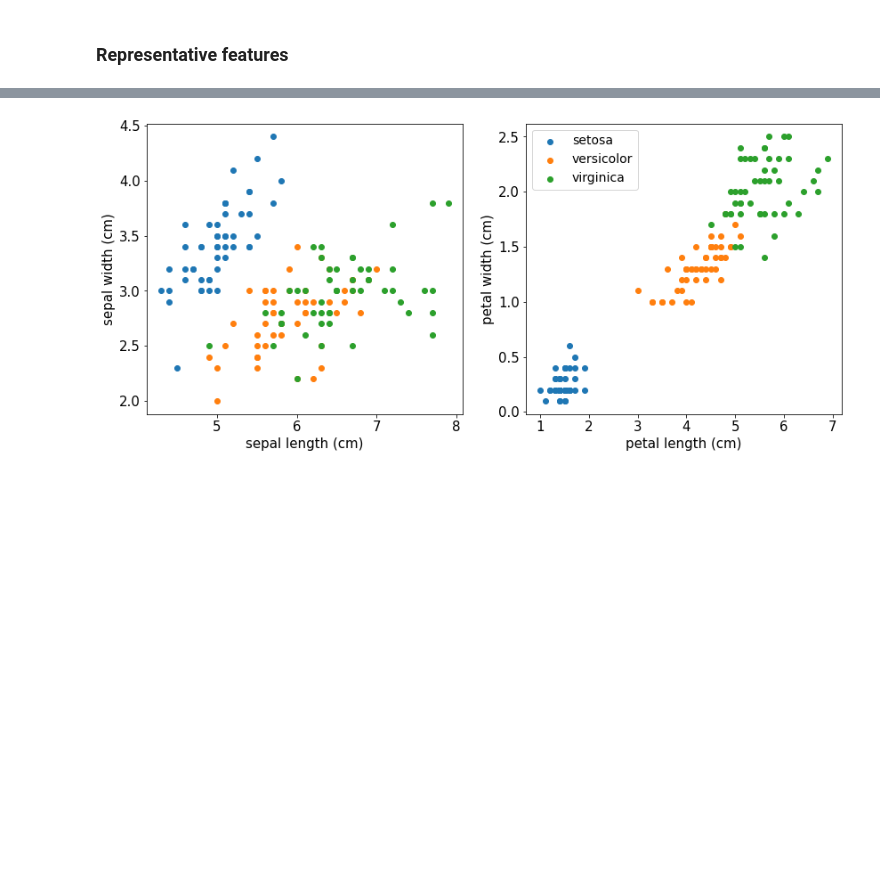
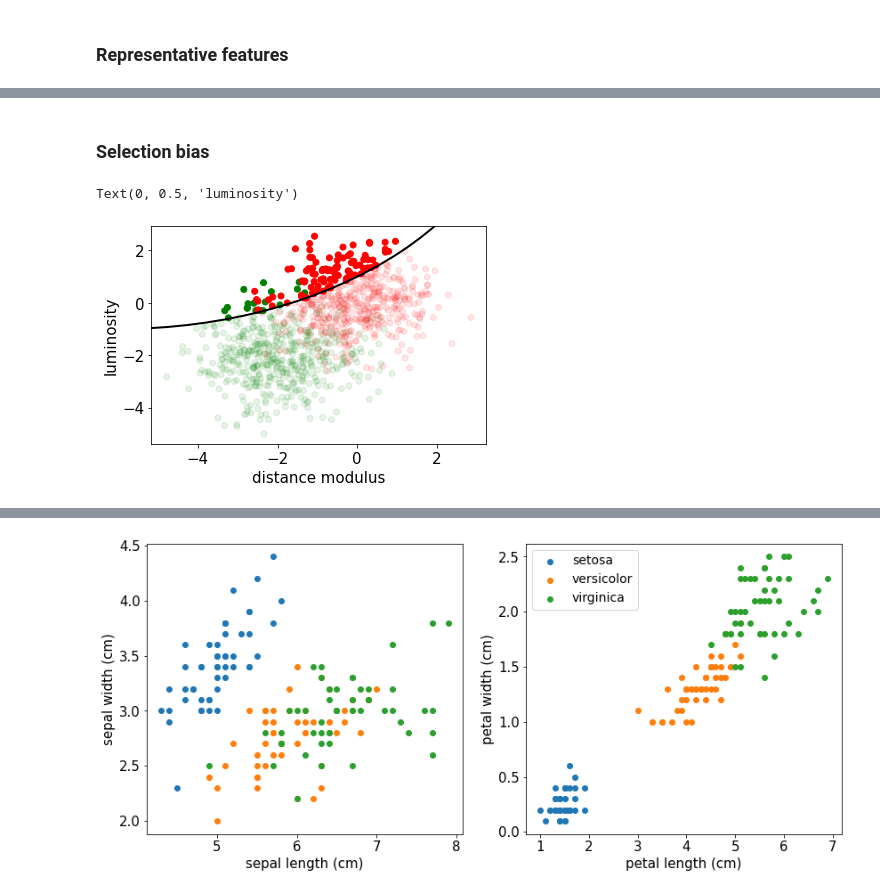
Before and after one commit to tomasplsek/AstroML, a Jupyter notebook: 02_decision_tree.ipynb, the cells around one changed output, grey strips where cells are left out. Cells and saved outputs as stored; diff of their text form; code cells hidden in the pictures; blank space fills up the shorter version.

```diff
--- a/02_decision_tree.ipynb
+++ b/02_decision_tree.ipynb
@@ -113,0 +125,29 @@ pd.DataFrame({"Height" : height, "Width" : width, "Species" : y})
+# %% [markdown]
+### **Selection bias**
+# %%
+# generate data
+dist1 = np.random.multivariate_normal([-2, -2], [[1, 0], [0, 1]], size=500)
+dist2 = np.random.multivariate_normal([0, 0], [[1, 0], [0, 1]], size=500)
+
+# plot data
+x0, y0, r = -6, 9, 10
+opacities1 = np.where(np.sqrt((dist1[:,0]-x0)**2 + (dist1[:,1]-y0)**2) < r, 1, 0.1)
+colors1 = np.ones((500,3)) * np.array([0, 128, 0]) / 255
+colors1 = np.column_stack((colors1, opacities1))
+
+opacities2 = np.where(np.sqrt((dist2[:,0]-x0)**2 + (dist2[:,1]-y0)**2) < r, 1, 0.1)
+colors2 = np.ones((500,3)) * np.array([255, 0, 0]) / 255
+colors2 = np.column_stack((colors2, opacities2))
+
+fig, ax = plt.subplots()
+ax.scatter(dist1[:, 0], dist1[:, 1], c=colors1)
+ax.scatter(dist2[:, 0], dist2[:, 1], c=colors2);
+
+circle = plt.Circle((x0, y0), r, color="black", fill=False, lw=2)
+ax.add_artist(circle);
+
+ax.set_xlabel("distance modulus")
+ax.set_ylabel("luminosity")
+# %% [output]
+Text(0, 0.5, 'luminosity')
+[figure, added]
```
Also changed, not shown: parts of 13 cells of this notebook.
